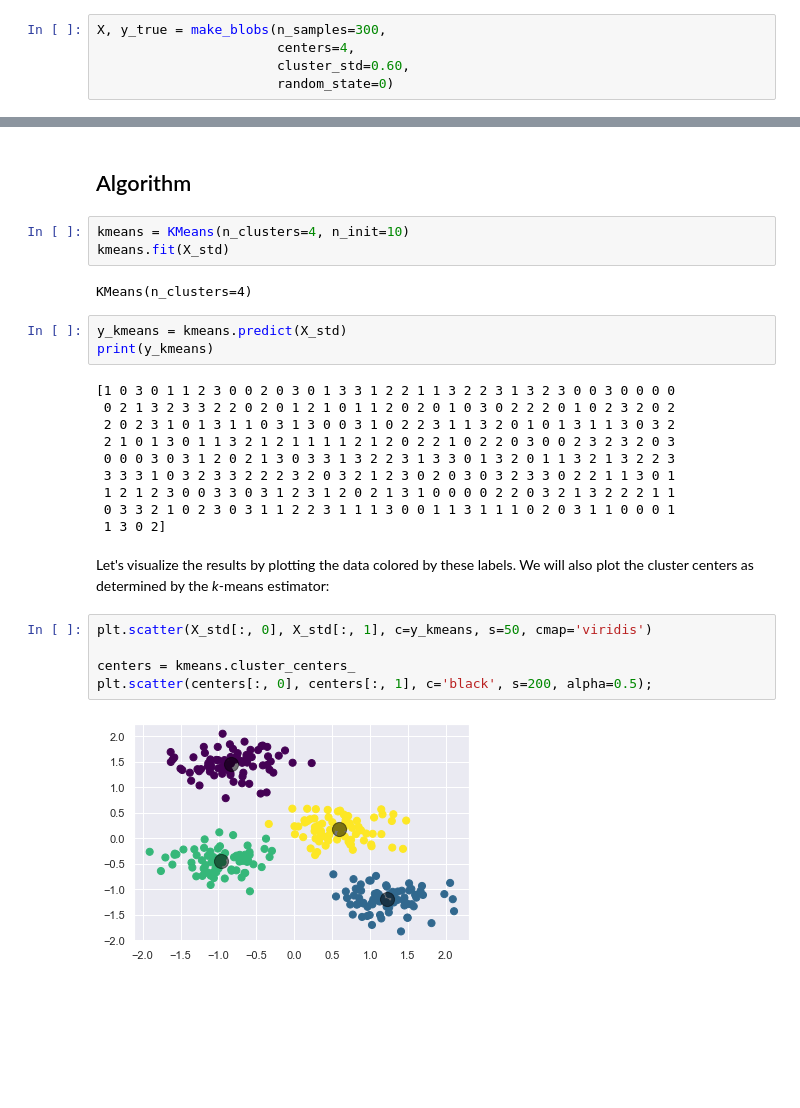
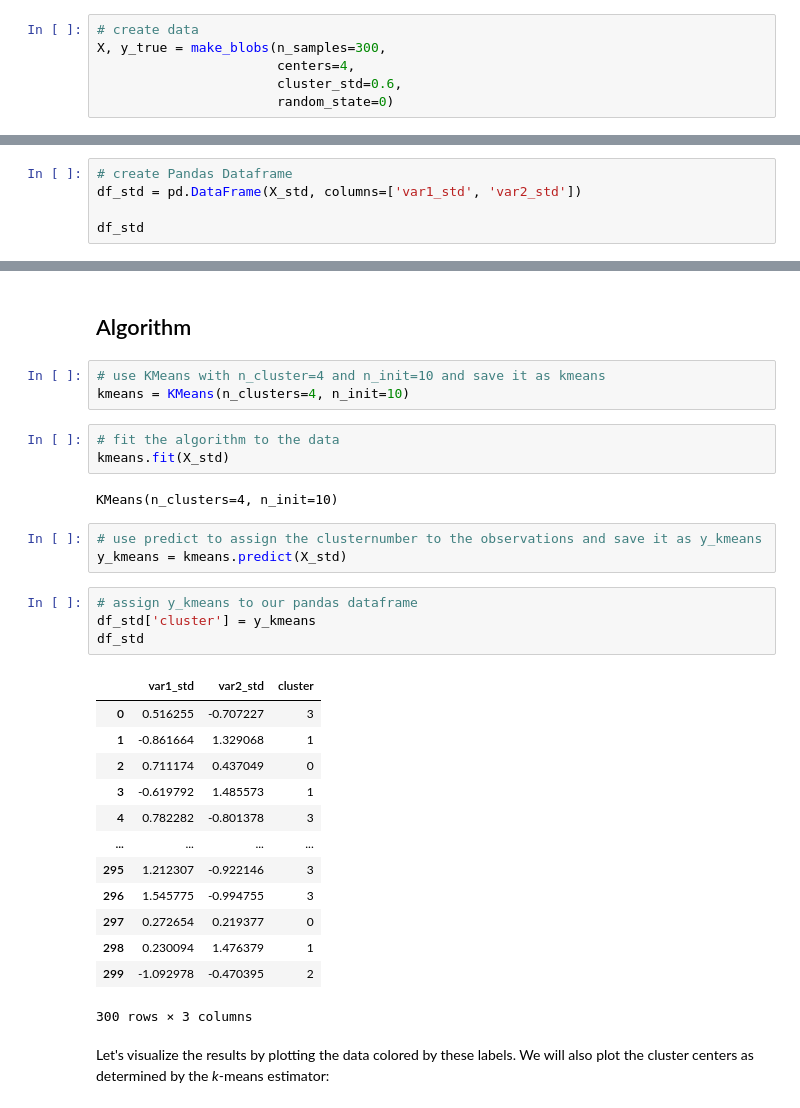
Before and after one commit to kirenz/lab-clustering, a Jupyter notebook: tutorial/k-means.ipynb, the cells around one changed output, grey strips where cells are left out. Cells and saved outputs as stored; diff of their text form; blank space fills up the shorter version.

```diff
--- a/tutorial/k-means.ipynb
+++ b/tutorial/k-means.ipynb
@@ -38,7 +38,8 @@ Those two assumptions are the basis of the k-means model.
 
 First, let's generate a two-dimensional dataset containing four distinct blobs ([see sklearn's documentation](https://scikit-learn.org/stable/modules/generated/sklearn.datasets.make_blobs.html)). To emphasize that this is an unsupervised algorithm, we will leave the labels out of the visualization (see [Matplotlib's documentation](https://matplotlib.org/gallery/shapes_and_collections/scatter.html) for more information about the scatter plot).
 # %%
+# create data
 X, y_true = make_blobs(n_samples=300,
                        centers=4,
-                       cluster_std=0.60,
+                       cluster_std=0.6,
                        random_state=0)
@@ -64,0 +86,5 @@ plt.scatter(X_std[:, 0], X_std[:, 1], s=40);
+# %%
+# create Pandas Dataframe
+df_std = pd.DataFrame(X_std, columns=['var1_std', 'var2_std'])
+
+df_std
@@ -65,30 +114,34 @@ plt.scatter(X_std[:, 0], X_std[:, 1], s=40);
 # %% [markdown]
 ## Algorithm
-# %%
-kmeans = KMeans(n_clusters=4, n_init=10)
-kmeans.fit(X_std)
-# %% [output]
-KMeans(n_clusters=4)
-# %%
-y_kmeans = kmeans.predict(X_std)
-print(y_kmeans)
-# %% [output]
-[1 0 3 0 1 1 2 3 0 0 2 0 3 0 1 3 3 1 2 2 1 1 3 2 2 3 1 3 2 3 0 0 3 0 0 0 0
- 0 2 1 3 2 3 3 2 2 0 2 0 1 2 1 0 1 1 2 0 2 0 1 0 3 0 2 2 2 0 1 0 2 3 2 0 2
- 2 0 2 3 1 0 1 3 1 1 0 3 1 3 0 0 3 1 0 2 2 3 1 1 3 2 0 1 0 1 3 1 1 3 0 3 2
- 2 1 0 1 3 0 1 1 3 2 1 2 1 1 1 1 2 1 2 0 2 2 1 0 2 2 0 3 0 0 2 3 2 3 2 0 3
- 0 0 0 3 0 3 1 2 0 2 1 3 0 3 3 1 3 2 2 3 1 3 3 0 1 3 2 0 1 1 3 2 1 3 2 2 3
- 3 3 3 1 0 3 2 3 3 2 2 2 3 2 0 3 2 1 2 3 0 2 0 3 0 3 2 3 3 0 2 2 1 1 3 0 1
- 1 2 1 2 3 0 0 3 3 0 3 1 2 3 1 2 0 2 1 3 1 0 0 0 0 2 2 0 3 2 1 3 2 2 2 1 1
- 0 3 3 2 1 0 2 3 0 3 1 1 2 2 3 1 1 1 3 0 0 1 1 3 1 1 1 0 2 0 3 1 1 0 0 0 1
- 1 3 0 2]
+# %%
+# use KMeans with n_cluster=4 and n_init=10 and save it as kmeans
+kmeans = KMeans(n_clusters=4, n_init=10)
+# %%
+# fit the algorithm to the data
+kmeans.fit(X_std)
+# %% [output]
+KMeans(n_clusters=4, n_init=10)
+# %%
+# use predict to assign the clusternumber to the observations and save it as y_kmeans
+y_kmeans = kmeans.predict(X_std)
+# %%
+# assign y_kmeans to our pandas dataframe
+df_std['cluster'] = y_kmeans
+df_std
+# %% [output]
+|  | var1_std | var2_std | cluster |
+| 0 | 0.516255 | -0.707227 | 3 |
+| 1 | -0.861664 | 1.329068 | 1 |
+| 2 | 0.711174 | 0.437049 | 0 |
+| 3 | -0.619792 | 1.485573 | 1 |
+| 4 | 0.782282 | -0.801378 | 3 |
+| ... | ... | ... | ... |
+| 295 | 1.212307 | -0.922146 | 3 |
+| 296 | 1.545775 | -0.994755 | 3 |
+| 297 | 0.272654 | 0.219377 | 0 |
+| 298 | 0.230094 | 1.476379 | 1 |
+| 299 | -1.092978 | -0.470395 | 2 |
+300 rows × 3 columns
 # %% [markdown]
 Let's visualize the results by plotting the data colored by these labels.
 We will also plot the cluster centers as determined by the *k*-means estimator:
-# %%
-plt.scatter(X_std[:, 0], X_std[:, 1], c=y_kmeans, s=50, cmap='viridis')
-
-centers = kmeans.cluster_centers_
-plt.scatter(centers[:, 0], centers[:, 1], c='black', s=200, alpha=0.5);
-# %% [output]
-[figure, removed]
```
Also changed, not shown: parts of 32 cells of this notebook.
